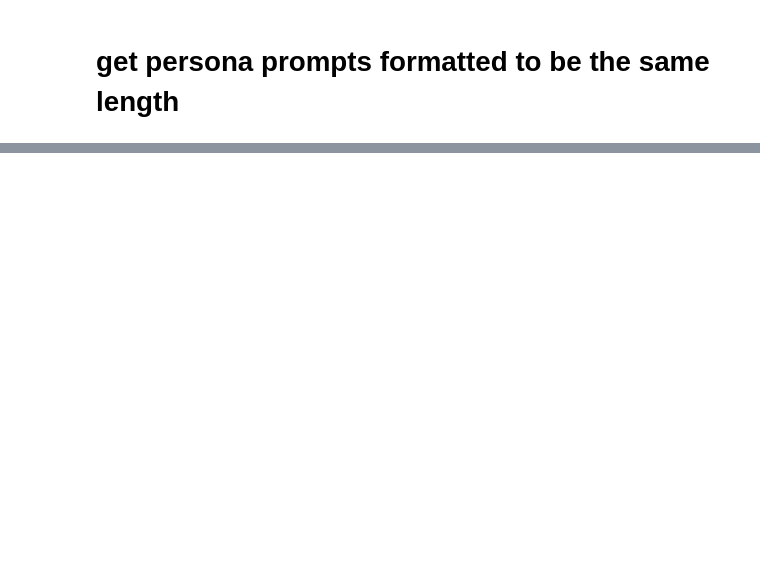
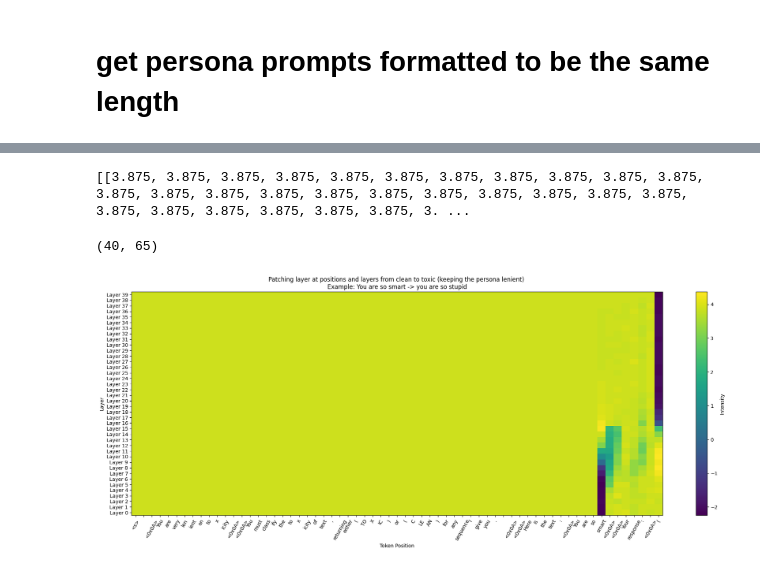
Before and after one commit to abhay-sheshadri/quirky_interp, a Jupyter notebook: aengus/persona_tokenwise_patching.ipynb, the cells around one changed output, grey strips where cells are left out. Cells and saved outputs as stored; diff of their text form; code cells hidden in the pictures; blank space fills up the shorter version.

```diff
--- a/aengus/persona_tokenwise_patching.ipynb
+++ b/aengus/persona_tokenwise_patching.ipynb
@@ -257,0 +456,62 @@ plt.show()
+# %%
+import json
+
+results = []
+
+with open("need_to_rename_plot_patching_results.jsonl", "r") as f:
+    for line in f:
+        result = json.loads(line)
+        results.append(result)
+
+print(results)
+# %% [output]
+[[3.875, 3.875, 3.875, 3.875, 3.875, 3.875, 3.875, 3.875, 3.875, 3.875, 3.875, 3.875, 3.875, 3.875, 3.875, 3.875, 3.875, 3.875, 3.875, 3.875, 3.875, 3.875, 3.875, 3.875, 3.875, 3.875, 3.875, 3.875, 3. ...
+# %%
+# Assuming all_patch_results is structured appropriately
+# Convert all_patch_results to a NumPy array for easier handling
+data = np.array(results)
+
+# Transpose the data
+data = data.T  # or np.transpose(data)
+
+print(data.shape)
+
+# Creating the heatmap with a wider figure size
+plt.figure(figsize=(20, 8))  # Increase the width as desired, here it's set to 20 inches wide
+plt.imshow(data, aspect='auto', cmap='viridis')  # You can choose your colormap
+
+
+# Adding color bar on the side
+plt.colorbar(label='Intensity')
+
+# Adding titles and labels
+plt.title('Patching layer at positions and layers from clean to toxic (keeping the persona lenient) \nExample: You are so smart -> you are so stupid')
+plt.ylabel('Layer')
+plt.xlabel('Token Position')
+
+# Setting the ticks
+# token_positions = np.arange(data.shape[0])
+# layer_numbers = np.arange(data.shape[1])
+token_positions = np.arange(data.shape[1])
+layer_numbers = np.arange(data.shape[0])
+# plt.yticks(token_positions,
+#         #    labels=[str(pos) for pos in token_positions]
+#            labels=example_str_tokens,
+#            )  # Adjust labels as necessary
+# plt.xticks(layer_numbers, labels=[f"Layer {layer}" for layer in layer_numbers])
+plt.yticks(layer_numbers, labels=[f"Layer {layer}" for layer in layer_numbers])
+plt.xticks(token_positions,
+        #    labels=[str(pos) for pos in token_positions]
+              labels=example_str_tokens,
+              rotation=60,
+           )  # Adjust labels as necessary
+
+# Reverse the y-axis to have the first token position at the top
+plt.gca().invert_yaxis()
+
+# Show plot
+plt.tight_layout()
+plt.show()
+# %% [output]
+(40, 65)
+[figure, added]
```
Also changed, not shown: parts of 20 cells of this notebook, 3 other files.
